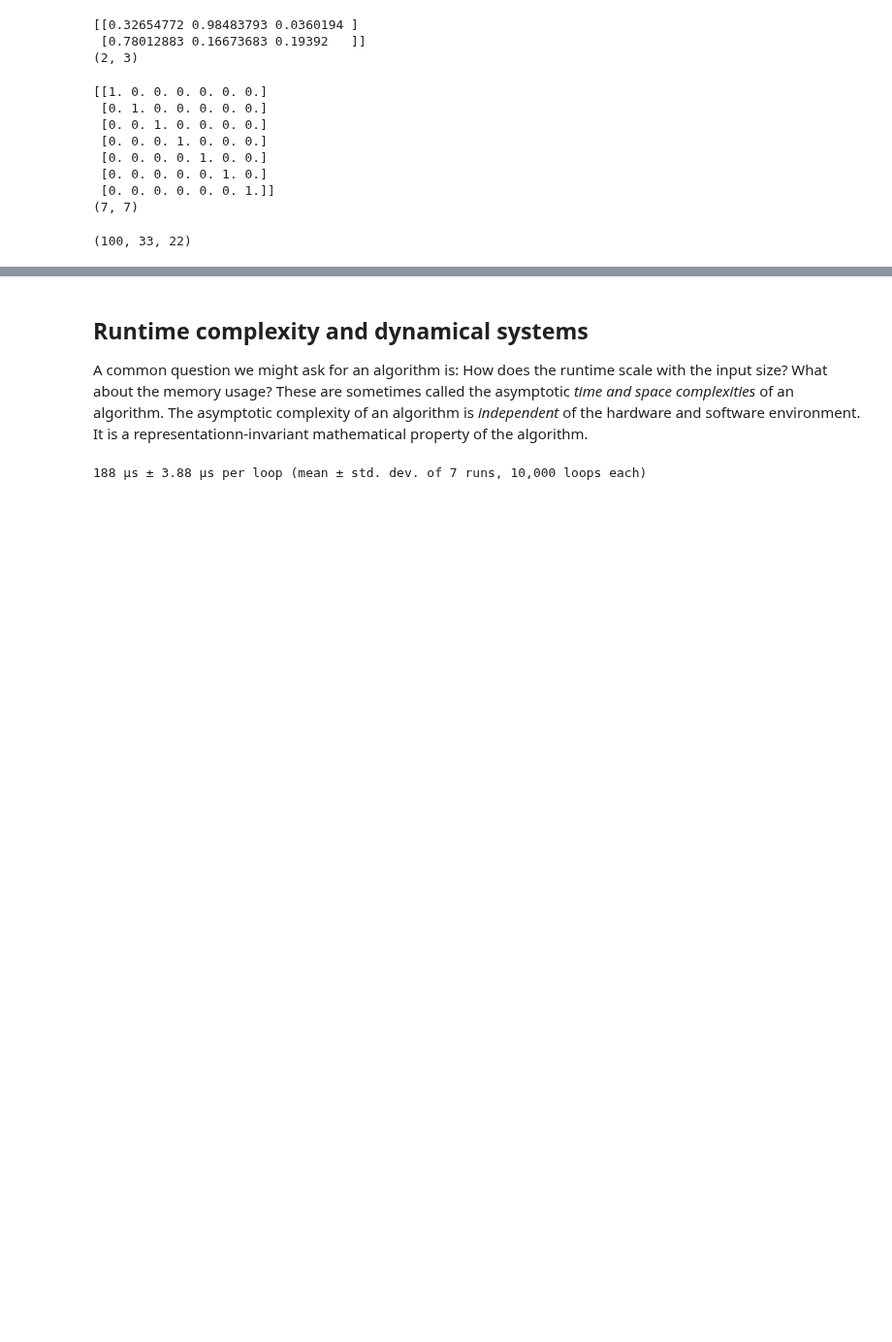
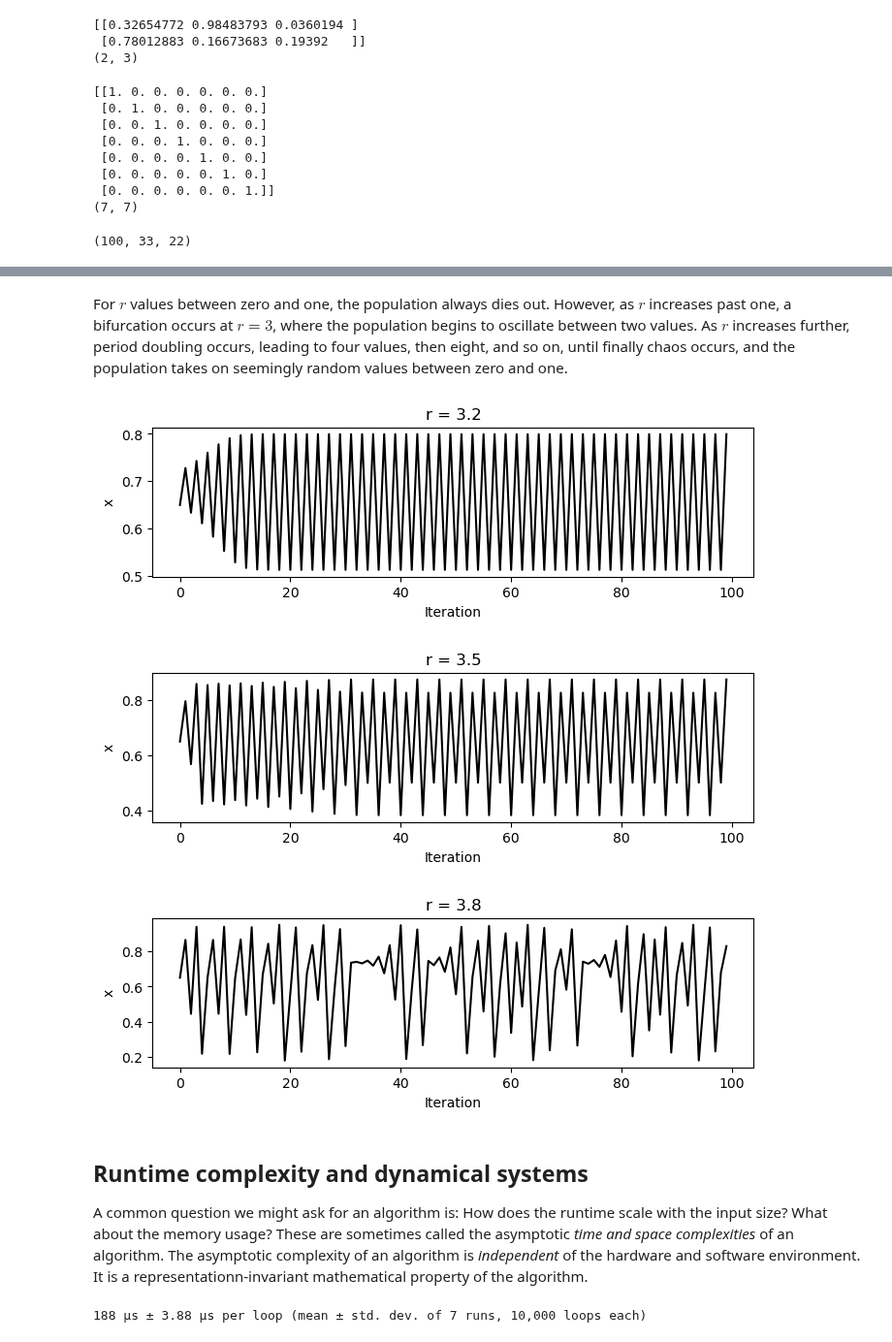
Before and after one commit to williamgilpin/cphy, a Jupyter notebook: talks/vectorization_mandelbrot.ipynb, the cells around one changed output, grey strips where cells are left out. Shown at 97% size. Saved outputs shown, nothing was run; the diff lists cells and outputs as text; code cells hidden in the pictures; blank space fills up the shorter version.

```diff
--- a/talks/vectorization_mandelbrot.ipynb
+++ b/talks/vectorization_mandelbrot.ipynb
@@ -159,3 +140,19 @@ Text(0, 0.5, 'x')
+# %% [markdown]
+ For $r$ values between zero and one, the population always dies out. However, as $r$ increases past one, a bifurcation occurs at $r=3$, where the population begins to oscillate between two values. As $r$ increases further, period doubling occurs, leading to four values, then eight, and so on, until finally chaos occurs, and the population takes on seemingly random values between zero and one.
+# %%
+for r in [3.2, 3.5, 3.8]:
+    x = [0.65]
+    for i in range(1, 100):
+        x.append(logistic_map(x[i-1], r))
+    plt.figure(figsize=(8, 2))
+    plt.plot(x, 'k')
+    plt.xlabel('Iteration')
+    plt.ylabel('x')
+    plt.title(f'r = {r}')
+# %% [output]
+[figure, added]
+[figure, added]
+[figure, added]
 # %% [markdown]
 ## Runtime complexity and dynamical systems
 
```
Also changed, not shown: parts of 14 cells of this notebook, 1 other file.
